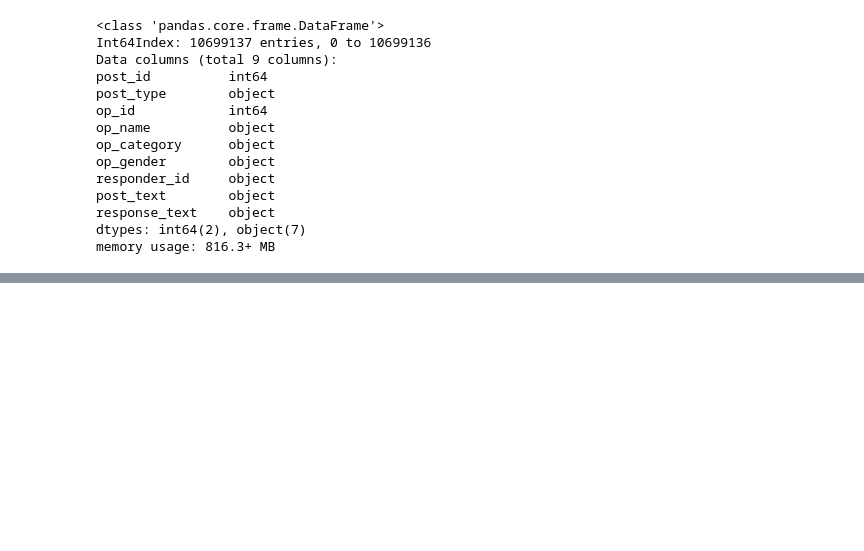
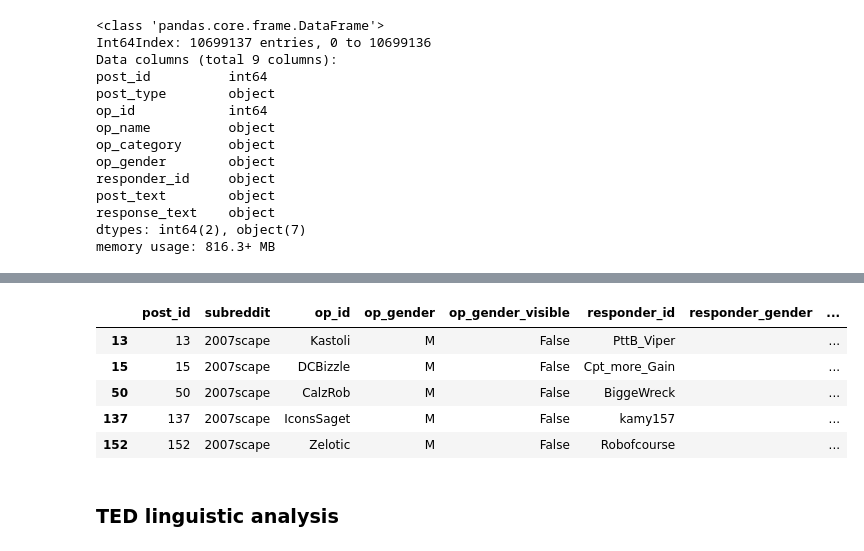
Before and after one commit to Data-Science-for-Linguists-2019/Gendered-Interaction-Online, a Jupyter notebook: exploratory_data_analysis/main_analysis.ipynb, the cells around one changed output, grey strips where cells are left out. Saved outputs shown, nothing was run; the diff lists cells and outputs as text; code cells hidden in the pictures; blank space fills up the shorter version.

```diff
--- a/exploratory_data_analysis/main_analysis.ipynb
+++ b/exploratory_data_analysis/main_analysis.ipynb
@@ -428,0 +530,19 @@ memory usage: 816.3+ MB
+# %%
+# tokenize...
+reddit_sample['post_tokens'] = reddit_sample.post_text.map(nltk.word_tokenize)
+reddit_sample['response_tokens'] = reddit_sample.response_text.map(nltk.word_tokenize)
+
+# ... and find length
+reddit_sample['post_length'] = reddit_sample.post_tokens.map(len)
+reddit_sample['response_length'] = reddit_sample.response_tokens.map(len)
+
+reddit_sample.head()
+# %% [output]
+|  | post_id | subreddit | op_id | op_gender | op_gender_visible | responder_id | responder_gender | ... |
+| 13 | 13 | 2007scape | Kastoli | M | False | PttB_Viper |  | ... |
+| 15 | 15 | 2007scape | DCBizzle | M | False | Cpt_more_Gain |  | ... |
+| 50 | 50 | 2007scape | CalzRob | M | False | BiggeWreck |  | ... |
+| 137 | 137 | 2007scape | IconsSaget | M | False | kamy157 |  | ... |
+| 152 | 152 | 2007scape | Zelotic | M | False | Robofcourse |  | ... |
+# %% [markdown]
+### TED linguistic analysis
```
Also changed, not shown: parts of 12 cells of this notebook.
